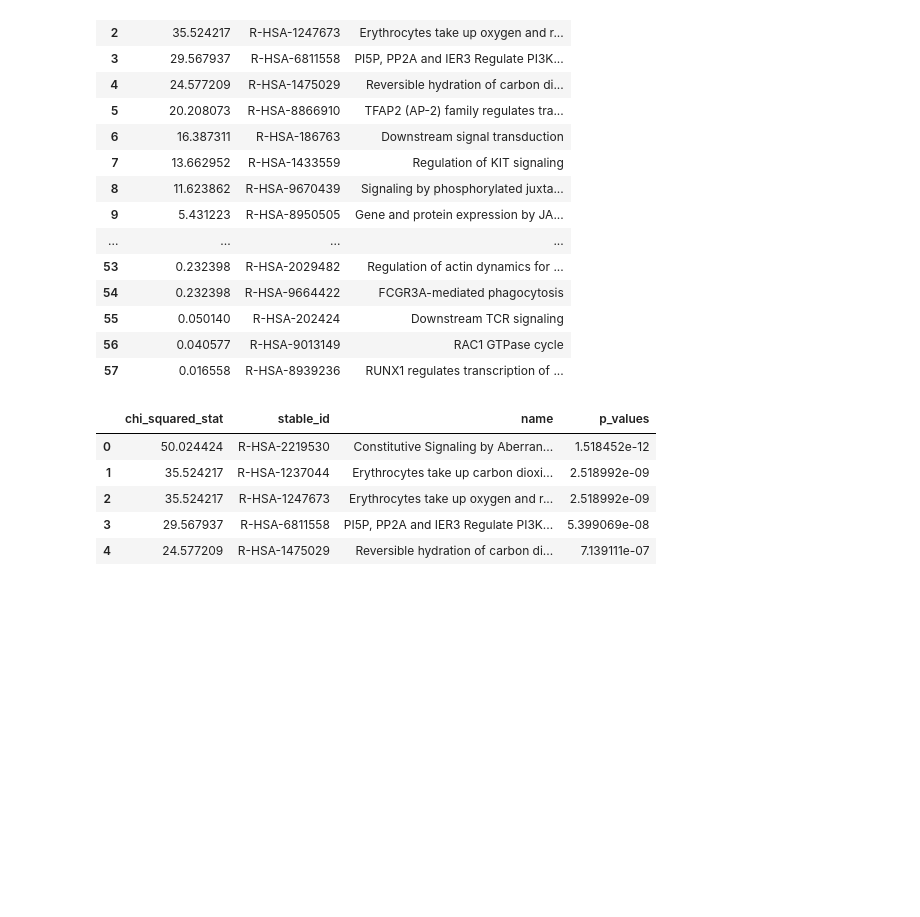
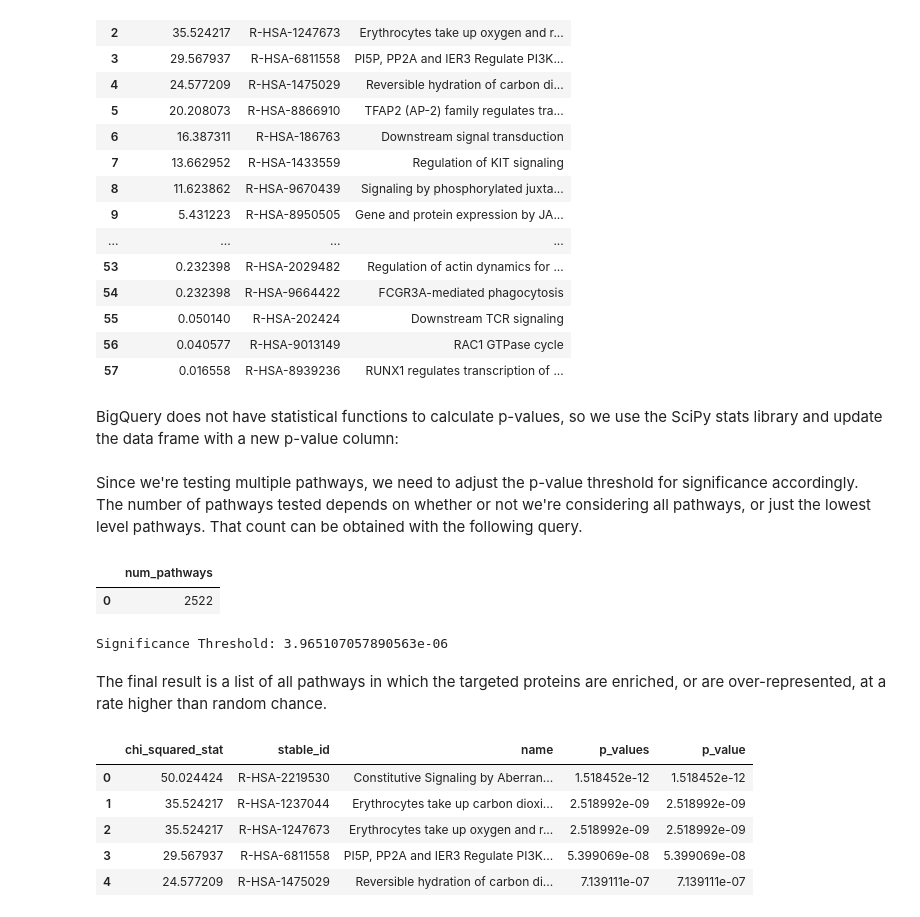
Before and after one commit to rpatil524/Community-Notebooks, a Jupyter notebook: Notebooks/How_to_use_the_Targetome_BQ_dataset.ipynb, the cells around one changed output. Drawn from its saved outputs; the diff is of its cells as text; code cells hidden in the pictures; blank space fills up the shorter version.

Commit message:
Update significance threshold calculation

```diff
--- a/Notebooks/How_to_use_the_Targetome_BQ_dataset.ipynb
+++ b/Notebooks/How_to_use_the_Targetome_BQ_dataset.ipynb
@@ -838,21 +838,53 @@ chi_squared_pathways
 | 55 | 0.050140 | R-HSA-202424 | Downstream TCR signaling |
 | 56 | 0.040577 | R-HSA-9013149 | RAC1 GTPase cycle |
 | 57 | 0.016558 | R-HSA-8939236 | RUNX1 regulates transcription of ... |
+# %% [markdown]
+BigQuery does not have statistical functions to calculate p-values, so we use the SciPy stats library and update the data frame with a new p-value column:
 # %%
 chi_squared_pathways['p_value'] = 1-stats.chi2.cdf(chi_squared_pathways['chi_squared_stat'], 1)
+# %% [markdown]
+Since we're testing multiple pathways, we need to adjust the p-value threshold for significance accordingly. The number of pathways tested depends on whether or not we're considering all pathways, or just the lowest level pathways. That count can be obtained with the following query.
+# %%
+# run query and put results in data frame
+num_pathways_result = client.query(("""
+  SELECT
+    COUNT (*) AS num_pathways
+  FROM
+    `{bq_project}.reactome.pathway_v77` as pathway
+  {lowest_level_filter}
+""").format(
+  bq_project=bq_project,
+  lowest_level_filter=("WHERE lowest_level = TRUE" if lowest_level else "")
+)).result().to_dataframe()
+# %%
+# display data frame
+num_pathways_result
+# %% [output]
+|  | num_pathways |
+| 0 | 2522 |
 # %%
-num_pathways = 2500
+# adjust significance threshold for multiple testing
+num_pathways = num_pathways_result['num_pathways'][0]
+significance_threshold = 0.01/num_pathways
+print('Significance Threshold: {}'.format(significance_threshold))
 
 # find all pathways that meet the significance criteria after adjusting for
 # multiple testing
-pathway_index = chi_squared_pathways['p_values']<0.01/num_pathways
+significant_pathway_index = chi_squared_pathways['p_value']<significance_threshold
 
-# display the significant pathways
-chi_squared_pathways[pathway_index]
+# list of significant pathways
+significant_pathways = chi_squared_pathways[significant_pathway_index]
 # %% [output]
-|  | chi_squared_stat | stable_id | name | p_values |
-| 0 | 50.024424 | R-HSA-2219530 | Constitutive Signaling by Aberran... | 1.518452e-12 |
-| 1 | 35.524217 | R-HSA-1237044 | Erythrocytes take up carbon dioxi... | 2.518992e-09 |
-| 2 | 35.524217 | R-HSA-1247673 | Erythrocytes take up oxygen and r... | 2.518992e-09 |
-| 3 | 29.567937 | R-HSA-6811558 | PI5P, PP2A and IER3 Regulate PI3K... | 5.399069e-08 |
-| 4 | 24.577209 | R-HSA-1475029 | Reversible hydration of carbon di... | 7.139111e-07 |
+Significance Threshold: 3.965107057890563e-06
+# %% [markdown]
+The final result is a list of all pathways in which the targeted proteins are enriched, or are over-represented, at a rate higher than random chance.
+# %%
+# display the final data frame
+significant_pathways
+# %% [output]
+|  | chi_squared_stat | stable_id | name | p_values | p_value |
+| 0 | 50.024424 | R-HSA-2219530 | Constitutive Signaling by Aberran... | 1.518452e-12 | 1.518452e-12 |
+| 1 | 35.524217 | R-HSA-1237044 | Erythrocytes take up carbon dioxi... | 2.518992e-09 | 2.518992e-09 |
+| 2 | 35.524217 | R-HSA-1247673 | Erythrocytes take up oxygen and r... | 2.518992e-09 | 2.518992e-09 |
+| 3 | 29.567937 | R-HSA-6811558 | PI5P, PP2A and IER3 Regulate PI3K... | 5.399069e-08 | 5.399069e-08 |
+| 4 | 24.577209 | R-HSA-1475029 | Reversible hydration of carbon di... | 7.139111e-07 | 7.139111e-07 |
```
